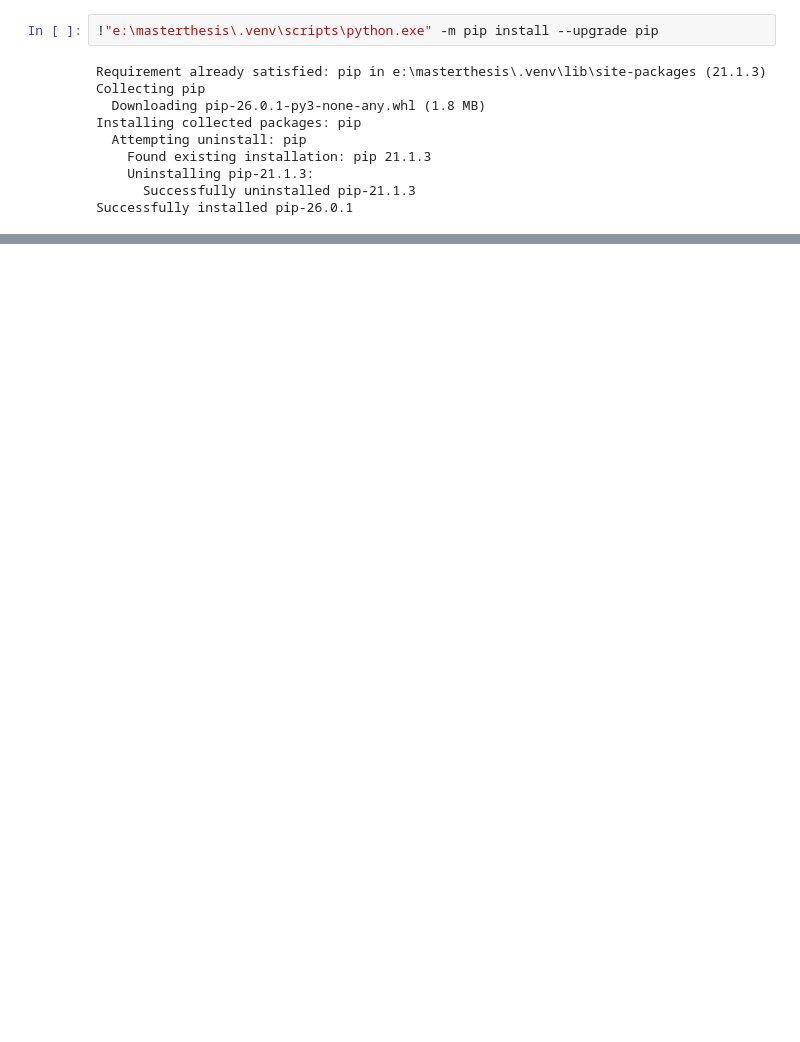
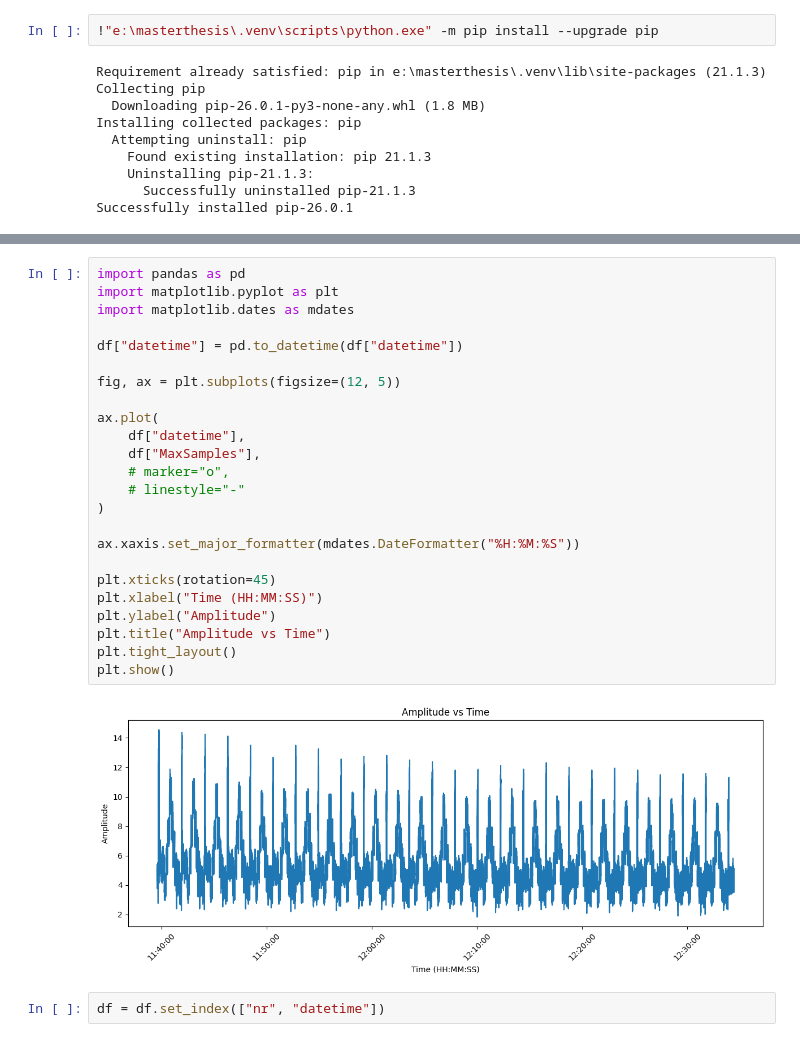
Before and after one commit to HaadifSadat/Wave, a Jupyter notebook: src/eda.ipynb, the cells around one changed output, grey strips where cells are left out. Drawn from its saved outputs; the diff is of its cells as text; blank space fills up the shorter version.

```diff
--- a/src/eda.ipynb
+++ b/src/eda.ipynb
@@ -131,0 +205,28 @@ MemoryError:
+# %%
+import pandas as pd
+import matplotlib.pyplot as plt
+import matplotlib.dates as mdates
+
+df["datetime"] = pd.to_datetime(df["datetime"])
+
+fig, ax = plt.subplots(figsize=(12, 5))
+
+ax.plot(
+    df["datetime"],
+    df["MaxSamples"],
+    # marker="o",
+    # linestyle="-"
+)
+
+ax.xaxis.set_major_formatter(mdates.DateFormatter("%H:%M:%S"))
+
+plt.xticks(rotation=45)
+plt.xlabel("Time (HH:MM:SS)")
+plt.ylabel("Amplitude")
+plt.title("Amplitude vs Time")
+plt.tight_layout()
+plt.show()
+# %% [output]
+[figure, added]
+# %%
+df = df.set_index(["nr", "datetime"])
```
Also changed, not shown: parts of 27 cells of this notebook.
